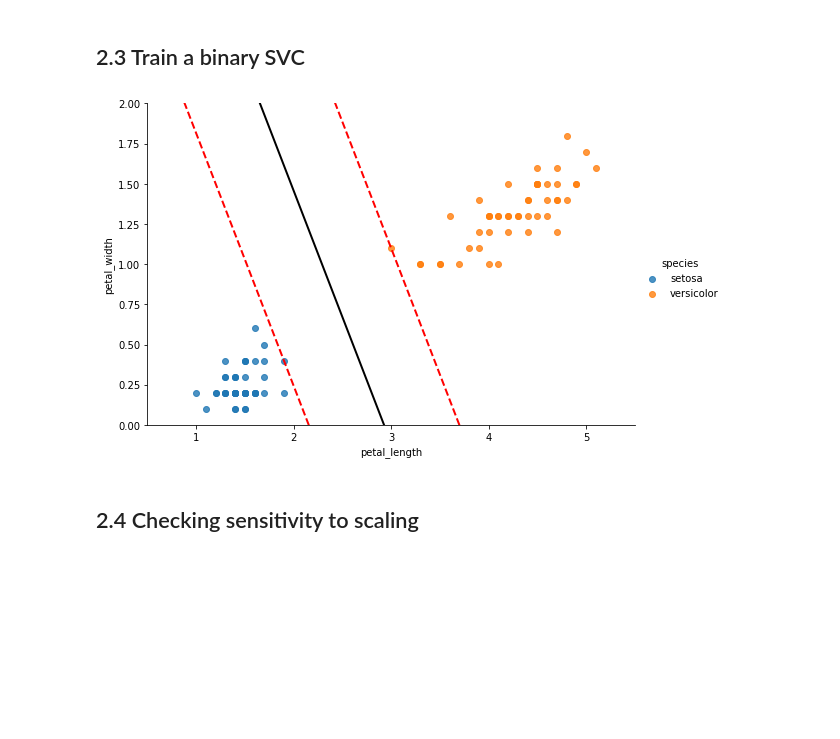
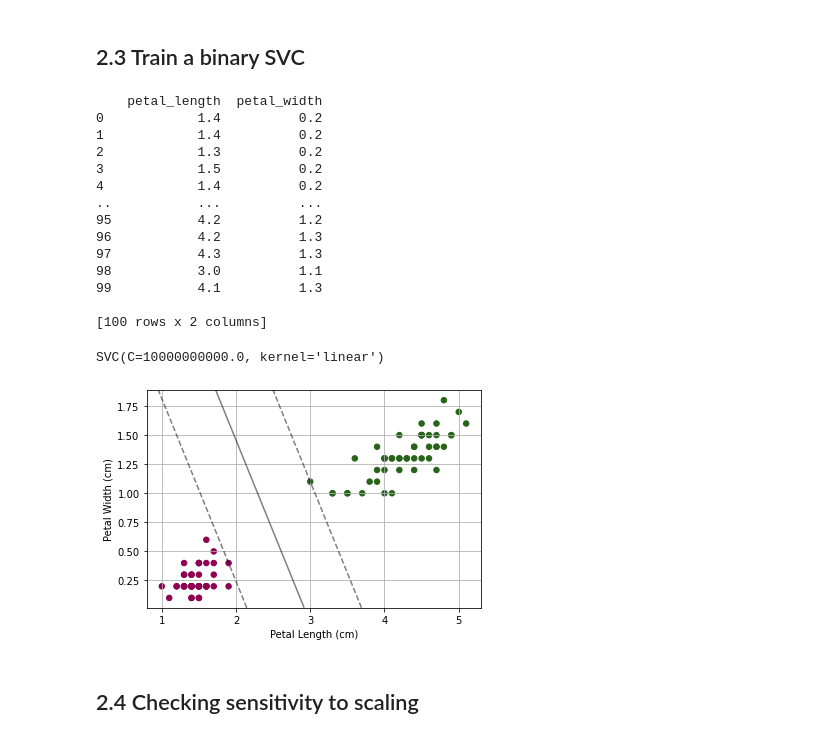
Before and after one commit to HesamAsad/task3, a Jupyter notebook: task3.ipynb, the cells around one changed output. Cells and saved outputs as stored; diff of their text form; code cells hidden in the pictures; blank space fills up the shorter version.

```diff
--- a/task3.ipynb
+++ b/task3.ipynb
@@ -48,24 +54,46 @@ from sklearn import svm
 X = df[['petal_length', 'petal_width']]  # petal length, petal width
 species = {'setosa': 0, 'versicolor': 1}
 y = [species[x] for x in df["species"]]
+print(X)
+# %% [output]
+    petal_length  petal_width
+0            1.4          0.2
+1            1.4          0.2
+2            1.3          0.2
+3            1.5          0.2
+4            1.4          0.2
+..           ...          ...
+95           4.2          1.2
+96           4.2          1.3
+97           4.3          1.3
+98           3.0          1.1
+99           4.1          1.3
+
+[100 rows x 2 columns]
 # %%
 clf = svm.SVC(kernel = 'linear', C = 1E10)
 clf.fit(X, y)
-w = clf.coef_[0]
-b = clf.intercept_[0]
+# %% [output]
+SVC(C=10000000000.0, kernel='linear')
-# %%
-x0 = np.linspace(0.5, 5.5, 200)
-decision_boundary = -w[0]/w[1] * x0 - b/w[1]
-margin = 1/w[1]
-gutter_up = decision_boundary + margin
-gutter_down = decision_boundary - margin
-sns.lmplot(data=df, x = 'petal_length', y = 'petal_width', hue = 'species', fit_reg=False, legend=True, height=5, aspect=1.5)
-plt.plot(x0, decision_boundary, "k-", linewidth=2)
-plt.plot(x0, gutter_up, "r--", linewidth=2)
-plt.plot(x0, gutter_down, "r--", linewidth=2)
-plt.axis([0.5, 5.5, 0, 2])
-plt.show()
-# %% [output]
-[figure, removed]
+# %%
+def plot_svc_decision_function(model):
+    ax = plt.gca()
+    xlim = ax.get_xlim()
+    ylim = ax.get_ylim()
+    x = np.linspace(xlim[0], xlim[1], 40)
+    y = np.linspace(ylim[0], ylim[1], 40)
+    Y, X = np.meshgrid(y, x)
+    xy = np.vstack([X.ravel(), Y.ravel()]).T
+    P = model.decision_function(xy).reshape(X.shape)
+    ax.contour(X, Y, P, colors='k',
+               levels=[-1, 0, 1], alpha=0.5,
+               linestyles=['--', '-', '--'])
+# %%
+plt.scatter(X['petal_length'], X['petal_width'], c=y, s=30, cmap='PiYG')
+plt.xlabel('Petal Length (cm)'); plt.ylabel('Petal Width (cm)');
+plt.grid()
+plot_svc_decision_function(clf)
+# %% [output]
+[figure, added]
 # %% [markdown]
 ## 2.4 Checking sensitivity to scaling
```
Also changed, not shown: parts of 6 cells of this notebook.
